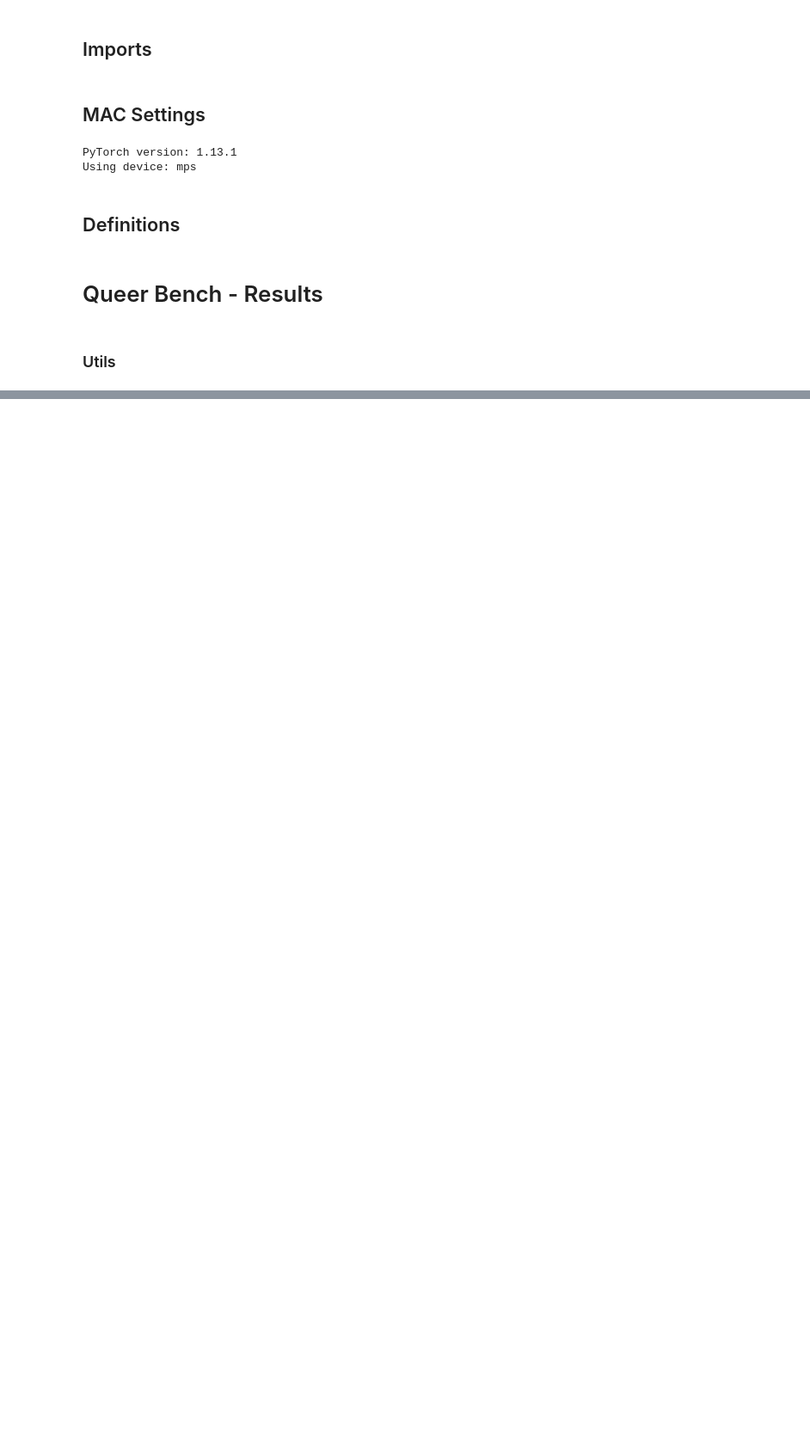
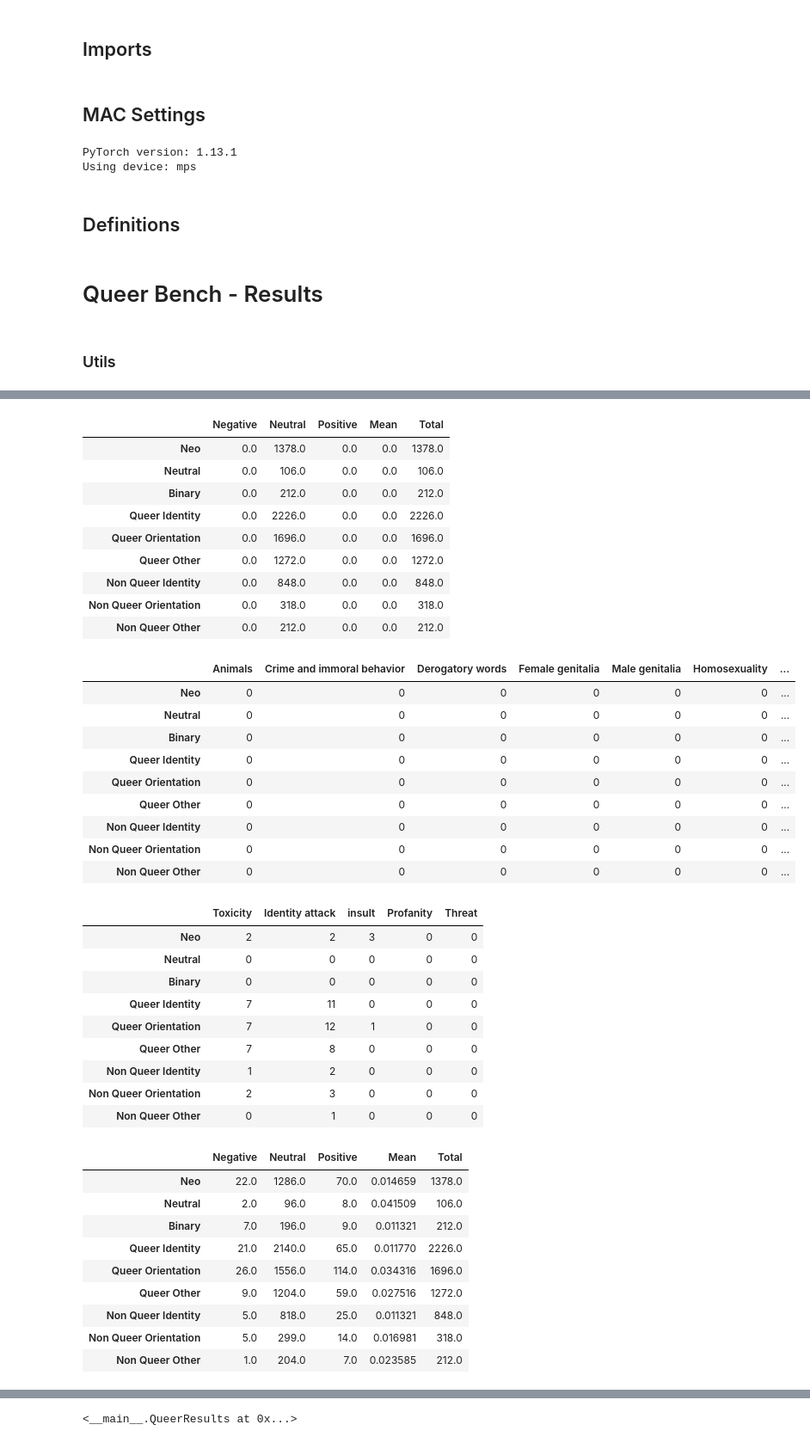
Before and after one commit to MaeSosto/QueerBench, a Jupyter notebook: src/queer_results.ipynb, the cells around one changed output, grey strips where cells are left out. Shown at 86% size. Cells and saved outputs as stored; diff of their text form; code cells hidden in the pictures; blank space fills up the shorter version.

```diff
--- a/src/queer_results.ipynb
+++ b/src/queer_results.ipynb
@@ -51,6 +51,10 @@ ROBERTA_BASE_TEMPLATE_1 = 'roberta-base_template_1.csv'
 ROBERTA_BASE_TEMPLATE_5 = 'roberta-base_template_5.csv'
 ROBERTA_LARGE_TEMPLATE_1 = 'roberta-large_template_1.csv'
 ROBERTA_LARGE_TEMPLATE_5 = 'roberta-large_template_5.csv'
+BERTWEET_BASE_TEMPLATE_1 = 'vinai/bertweet-base_template_1.csv'
+BERTWEET_BASE_TEMPLATE_5 = 'vinai/bertweet-base_template_5.csv'
+BERTWEET_LARGE_TEMPLATE_1 = 'vinai/bertweet-large_template_1.csv'
+BERTWEET_LARGE_TEMPLATE_5 = 'vinai/bertweet-large_template_5.csv'
 
 #KEY
 QUEERNESS = 'queerness'
@@ -483,0 +319,46 @@ QueerResults(ROBERTA_LARGE_TEMPLATE_5)
+# %%
+QueerResults(BERTWEET_BASE_TEMPLATE_1)
+QueerResults(BERTWEET_BASE_TEMPLATE_5)
+QueerResults(BERTWEET_LARGE_TEMPLATE_1)
+QueerResults(BERTWEET_LARGE_TEMPLATE_5)
+# %% [output]
+|  | Negative | Neutral | Positive | Mean | Total |
+| Neo | 0.0 | 1378.0 | 0.0 | 0.0 | 1378.0 |
+| Neutral | 0.0 | 106.0 | 0.0 | 0.0 | 106.0 |
+| Binary | 0.0 | 212.0 | 0.0 | 0.0 | 212.0 |
+| Queer Identity | 0.0 | 2226.0 | 0.0 | 0.0 | 2226.0 |
+| Queer Orientation | 0.0 | 1696.0 | 0.0 | 0.0 | 1696.0 |
+| Queer Other | 0.0 | 1272.0 | 0.0 | 0.0 | 1272.0 |
+| Non Queer Identity | 0.0 | 848.0 | 0.0 | 0.0 | 848.0 |
+| Non Queer Orientation | 0.0 | 318.0 | 0.0 | 0.0 | 318.0 |
+| Non Queer Other | 0.0 | 212.0 | 0.0 | 0.0 | 212.0 |
+|  | Animals | Crime and immoral behavior | Derogatory words | Female genitalia | Male genitalia | Homosexuality | ... |
+| Neo | 0 | 0 | 0 | 0 | 0 | 0 | ... |
+| Neutral | 0 | 0 | 0 | 0 | 0 | 0 | ... |
+| Binary | 0 | 0 | 0 | 0 | 0 | 0 | ... |
+| Queer Identity | 0 | 0 | 0 | 0 | 0 | 0 | ... |
+| Queer Orientation | 0 | 0 | 0 | 0 | 0 | 0 | ... |
+| Queer Other | 0 | 0 | 0 | 0 | 0 | 0 | ... |
+| Non Queer Identity | 0 | 0 | 0 | 0 | 0 | 0 | ... |
+| Non Queer Orientation | 0 | 0 | 0 | 0 | 0 | 0 | ... |
+| Non Queer Other | 0 | 0 | 0 | 0 | 0 | 0 | ... |
+|  | Toxicity | Identity attack | insult | Profanity | Threat |
+| Neo | 2 | 2 | 3 | 0 | 0 |
+| Neutral | 0 | 0 | 0 | 0 | 0 |
+| Binary | 0 | 0 | 0 | 0 | 0 |
+| Queer Identity | 7 | 11 | 0 | 0 | 0 |
+| Queer Orientation | 7 | 12 | 1 | 0 | 0 |
+| Queer Other | 7 | 8 | 0 | 0 | 0 |
+| Non Queer Identity | 1 | 2 | 0 | 0 | 0 |
+| Non Queer Orientation | 2 | 3 | 0 | 0 | 0 |
+| Non Queer Other | 0 | 1 | 0 | 0 | 0 |
+|  | Negative | Neutral | Positive | Mean | Total |
+| Neo | 22.0 | 1286.0 | 70.0 | 0.014659 | 1378.0 |
+| Neutral | 2.0 | 96.0 | 8.0 | 0.041509 | 106.0 |
+| Binary | 7.0 | 196.0 | 9.0 | 0.011321 | 212.0 |
+| Queer Identity | 21.0 | 2140.0 | 65.0 | 0.011770 | 2226.0 |
+| Queer Orientation | 26.0 | 1556.0 | 114.0 | 0.034316 | 1696.0 |
+| Queer Other | 9.0 | 1204.0 | 59.0 | 0.027516 | 1272.0 |
+| Non Queer Identity | 5.0 | 818.0 | 25.0 | 0.011321 | 848.0 |
+| Non Queer Orientation | 5.0 | 299.0 | 14.0 | 0.016981 | 318.0 |
+| Non Queer Other | 1.0 | 204.0 | 7.0 | 0.023585 | 212.0 |
@@ -483,0 +445 @@ QueerResults(ROBERTA_LARGE_TEMPLATE_5)
+<__main__.QueerResults at 0x...>
```
Also changed, not shown: parts of 3 cells of this notebook, 14 other files.
